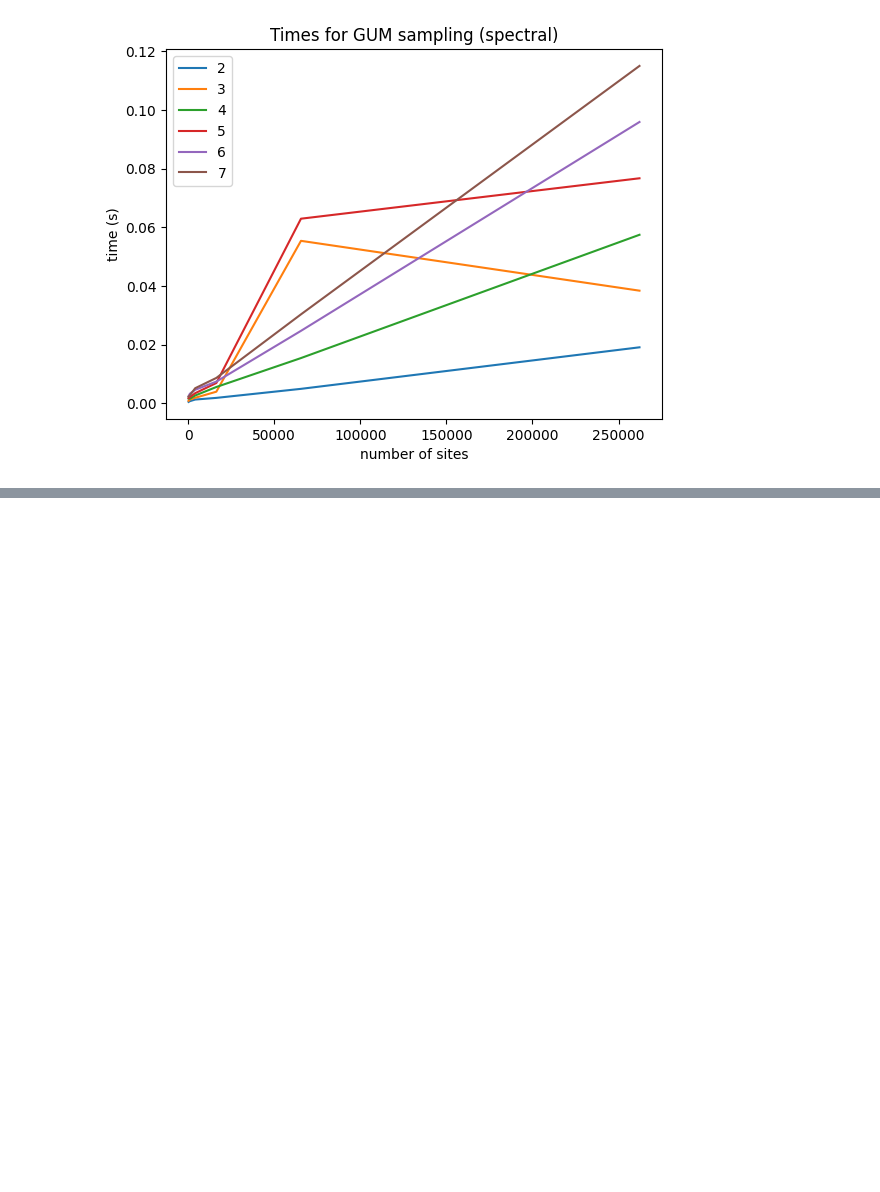
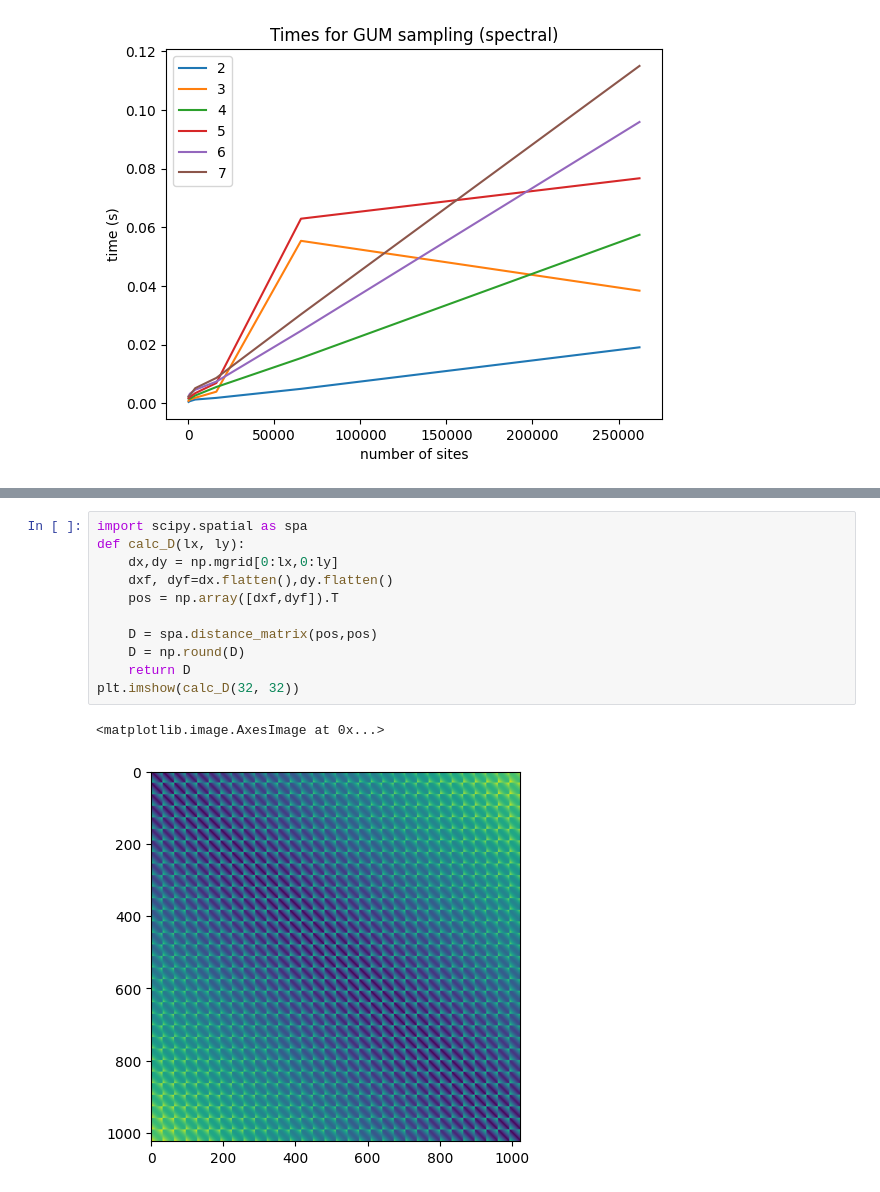
Before and after one commit to HGangloff/mrfx, a Jupyter notebook: notebooks/gums.ipynb, the cells around one changed output, grey strips where cells are left out. Drawn from its saved outputs; the diff is of its cells as text; blank space fills up the shorter version.

```diff
--- a/notebooks/gums.ipynb
+++ b/notebooks/gums.ipynb
@@ -238,0 +352,14 @@ plot_benchmark(Ks, sizes, times, title="Times for GUM sampling (spectral)")
+# %%
+import scipy.spatial as spa
+def calc_D(lx, ly):
+    dx,dy = np.mgrid[0:lx,0:ly]
+    dxf, dyf=dx.flatten(),dy.flatten()
+    pos = np.array([dxf,dyf]).T
+
+    D = spa.distance_matrix(pos,pos)
+    D = np.round(D)
+    return D
+plt.imshow(calc_D(32, 32))
+# %% [output]
+<matplotlib.image.AxesImage at 0x...>
+[figure, added]
```
Also changed, not shown: parts of 11 cells of this notebook, 3 other files.
